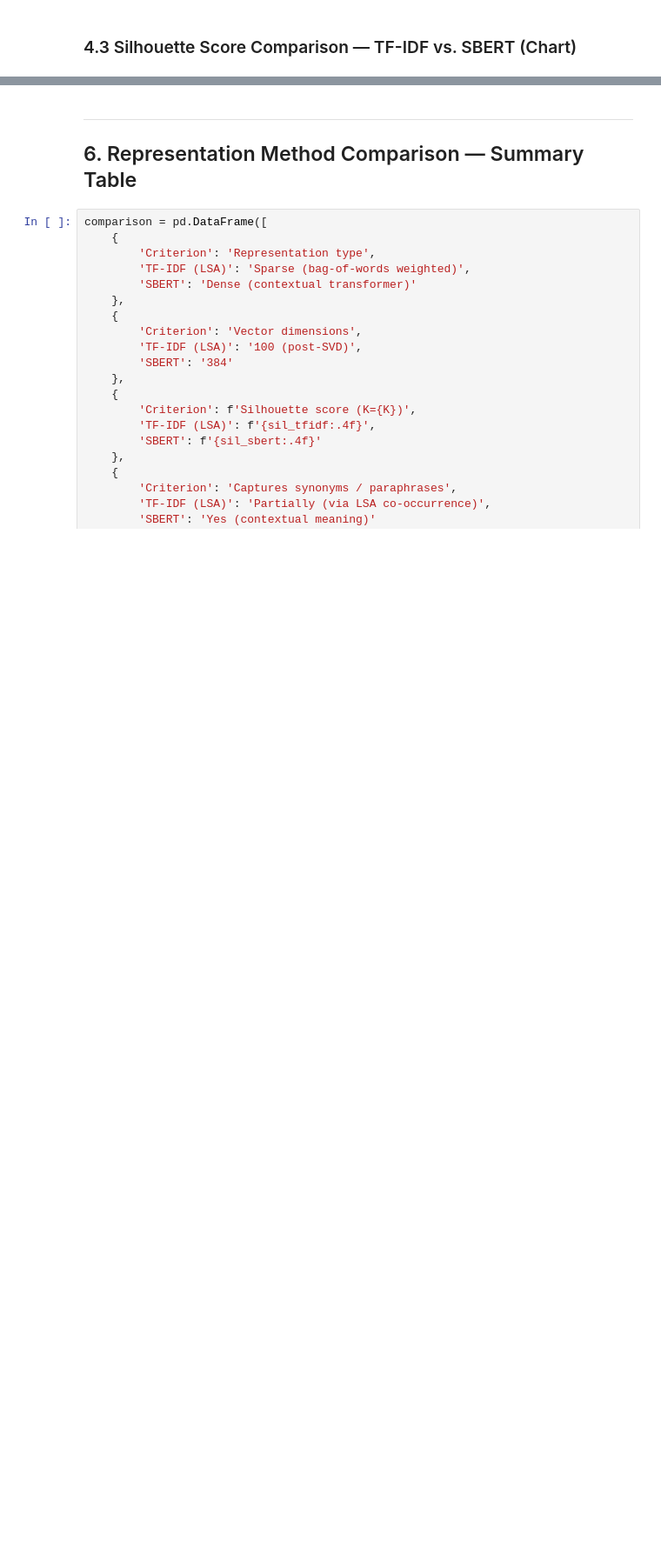
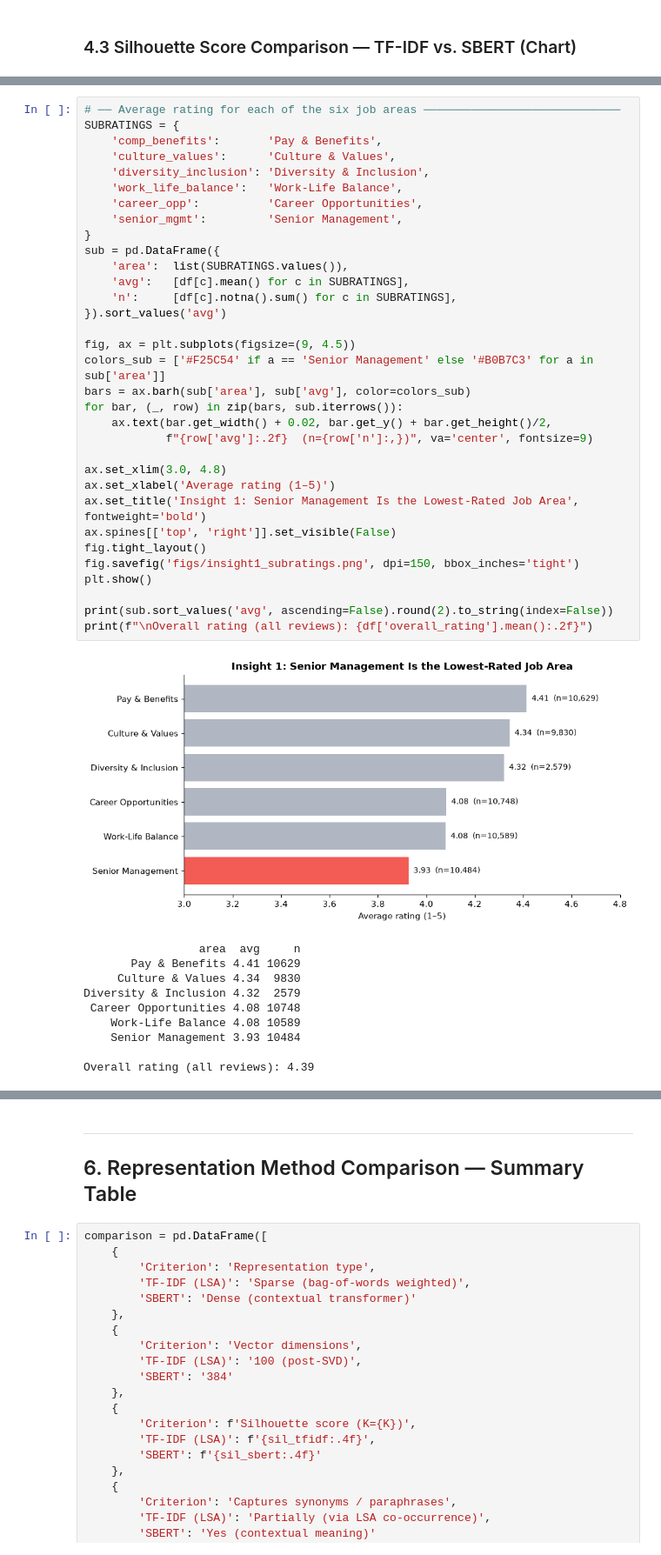
Before and after one commit to crystal76123/crystal76123.github.io, a Jupyter notebook: projects/google-reviews/files/2_text_representation_and_clustering.ipynb, the cells around one changed output, grey strips where cells are left out. Shown at 87% size. Drawn from its saved outputs; the diff is of its cells as text; blank space fills up the shorter version.

```diff
--- a/projects/google-reviews/files/2_text_representation_and_clustering.ipynb
+++ b/projects/google-reviews/files/2_text_representation_and_clustering.ipynb
@@ -571,0 +528,44 @@ All other clusters avg rating        : 4.38
+# %%
+# ── Average rating for each of the six job areas ─────────────────────────────
+SUBRATINGS = {
+    'comp_benefits':       'Pay & Benefits',
+    'culture_values':      'Culture & Values',
+    'diversity_inclusion': 'Diversity & Inclusion',
+    'work_life_balance':   'Work-Life Balance',
+    'career_opp':          'Career Opportunities',
+    'senior_mgmt':         'Senior Management',
+}
+sub = pd.DataFrame({
+    'area':  list(SUBRATINGS.values()),
+    'avg':   [df[c].mean() for c in SUBRATINGS],
+    'n':     [df[c].notna().sum() for c in SUBRATINGS],
+}).sort_values('avg')
+
+fig, ax = plt.subplots(figsize=(9, 4.5))
+colors_sub = ['#F25C54' if a == 'Senior Management' else '#B0B7C3' for a in sub['area']]
+bars = ax.barh(sub['area'], sub['avg'], color=colors_sub)
+for bar, (_, row) in zip(bars, sub.iterrows()):
+    ax.text(bar.get_width() + 0.02, bar.get_y() + bar.get_height()/2,
+            f"{row['avg']:.2f}  (n={row['n']:,})", va='center', fontsize=9)
+
+ax.set_xlim(3.0, 4.8)
+ax.set_xlabel('Average rating (1–5)')
+ax.set_title('Insight 1: Senior Management Is the Lowest-Rated Job Area', fontweight='bold')
+ax.spines[['top', 'right']].set_visible(False)
+fig.tight_layout()
+fig.savefig('figs/insight1_subratings.png', dpi=150, bbox_inches='tight')
+plt.show()
+
+print(sub.sort_values('avg', ascending=False).round(2).to_string(index=False))
+print(f"\nOverall rating (all reviews): {df['overall_rating'].mean():.2f}")
+# %% [output]
+[figure, added]
+                 area  avg     n
+       Pay & Benefits 4.41 10629
+     Culture & Values 4.34  9830
+Diversity & Inclusion 4.32  2579
+ Career Opportunities 4.08 10748
+    Work-Life Balance 4.08 10589
+    Senior Management 3.93 10484
+
+Overall rating (all reviews): 4.39
```
Also changed, not shown: parts of 30 cells of this notebook, 2 other files.
